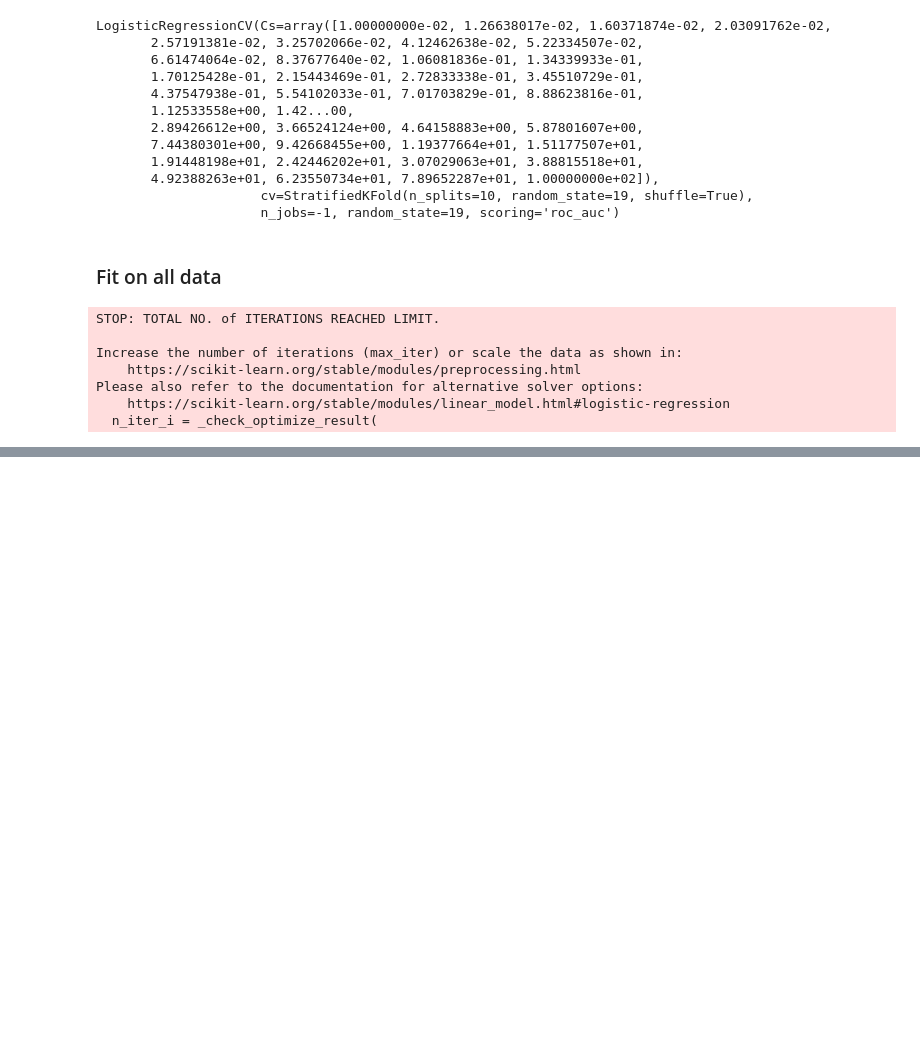
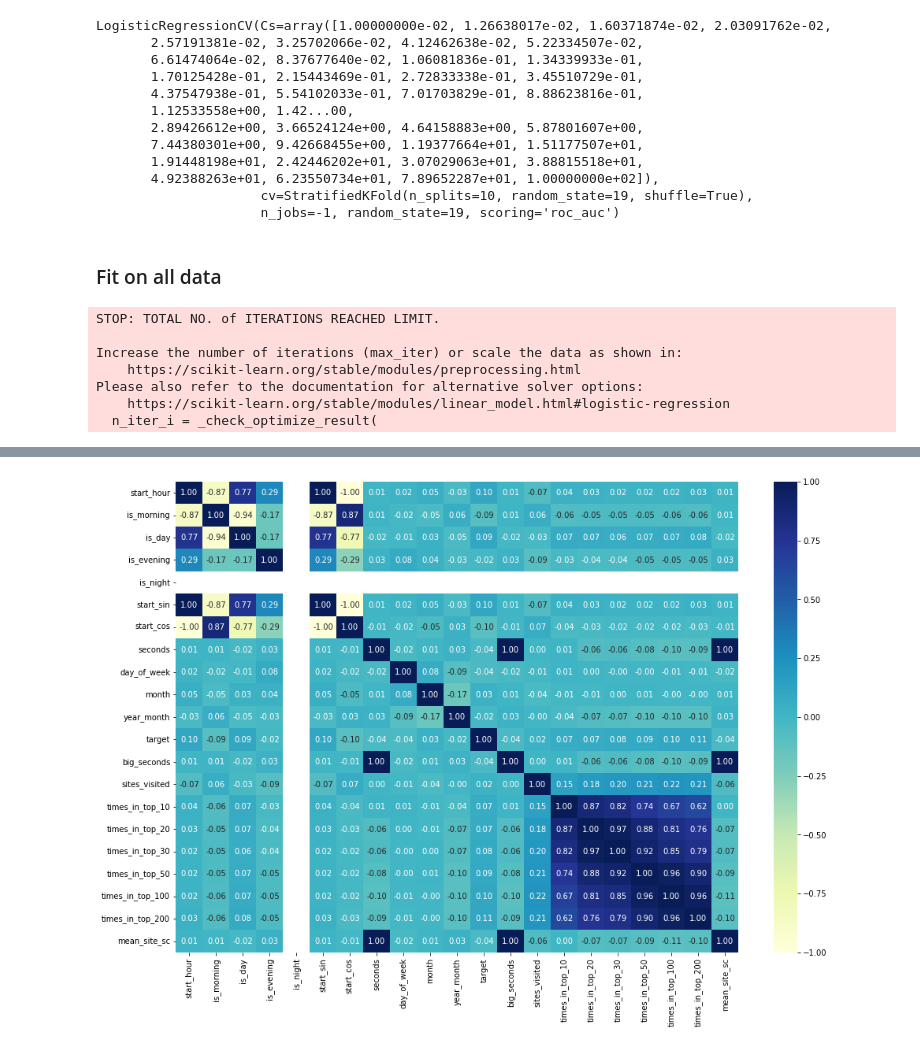
Before and after one commit to kremenevskiy/kaggle-competitions, a Jupyter notebook: catch-me-if-you-can-Alice/catch_me_if_you_can_Alice.ipynb, the cells around one changed output, grey strips where cells are left out. Drawn from its saved outputs; the diff is of its cells as text; code cells hidden in the pictures; blank space fills up the shorter version.

```diff
--- a/catch-me-if-you-can-Alice/catch_me_if_you_can_Alice.ipynb
+++ b/catch-me-if-you-can-Alice/catch_me_if_you_can_Alice.ipynb
@@ -607,0 +1218,11 @@ Please also refer to the documentation for alternative solver options:
+# %%
+train_mean_scaled = pd.DataFrame({'mean_site_sc': list(scaler.fit_transform(feats_train['mean_site'].values.reshape(-1, 1)).flatten())}, index=train_df.index)
+test_mean_scaled = pd.DataFrame({'mean_site_sc': list(scaler.transform(feats_test['mean_site'].values.reshape(-1, 1)).flatten())}, index=test_df.index)
+# %%
+feats_train = pd.concat([feats_train, train_mean_scaled], axis=1)
+feats_test = pd.concat([feats_test, test_mean_scaled], axis=1)
+feats_train.drop('mean_site', axis=1, inplace=True)
+feats_test.drop('mean_site', axis=1, inplace=True)
+# %%
+feats_train['is_night'] = ((feats_train['start_hour'] * 24 >= 0) & (feats_train['start_hour'] * 24 <= 6)).astype('int')
+feats_test['is_night'] = ((feats_test['start_hour'] * 24 >= 0) & (feats_test['start_hour'] * 24 <= 6)).astype('int')
@@ -607,0 +1703,2 @@ Please also refer to the documentation for alternative solver options:
+# %%
+feats_train = pd.get_dummies(feats_train, columns=['day_of_week', 'month'])
@@ -607,0 +1761,6 @@ Please also refer to the documentation for alternative solver options:
+# %%
+corr = feats_train.corr('spearman')
+plt.figure(figsize = ( 16 , 11 ))
+sns.heatmap(corr,annot=True,fmt='.2f',cmap="YlGnBu");
+# %% [output]
+[figure, added]
```
Also changed, not shown: parts of 102 cells of this notebook.
